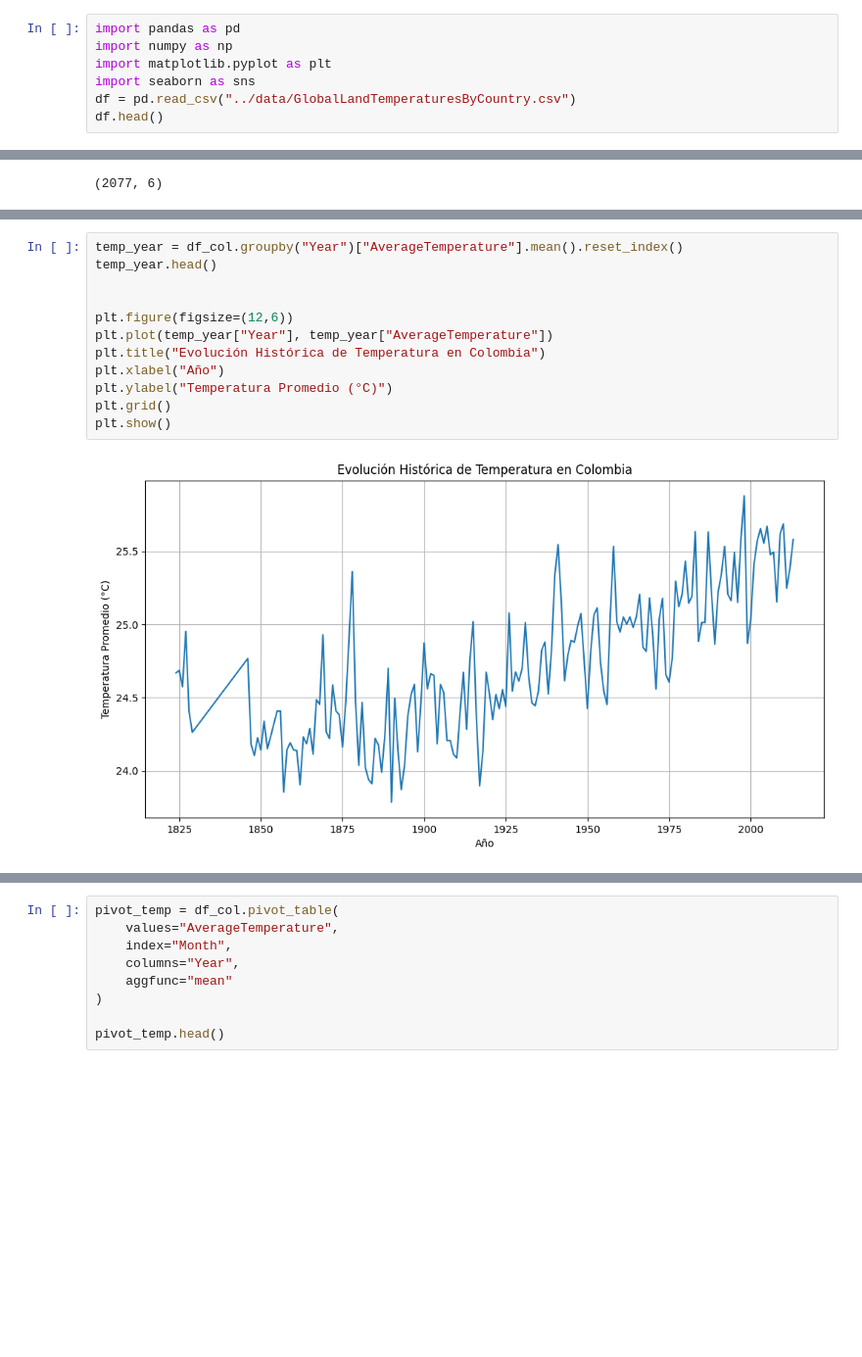
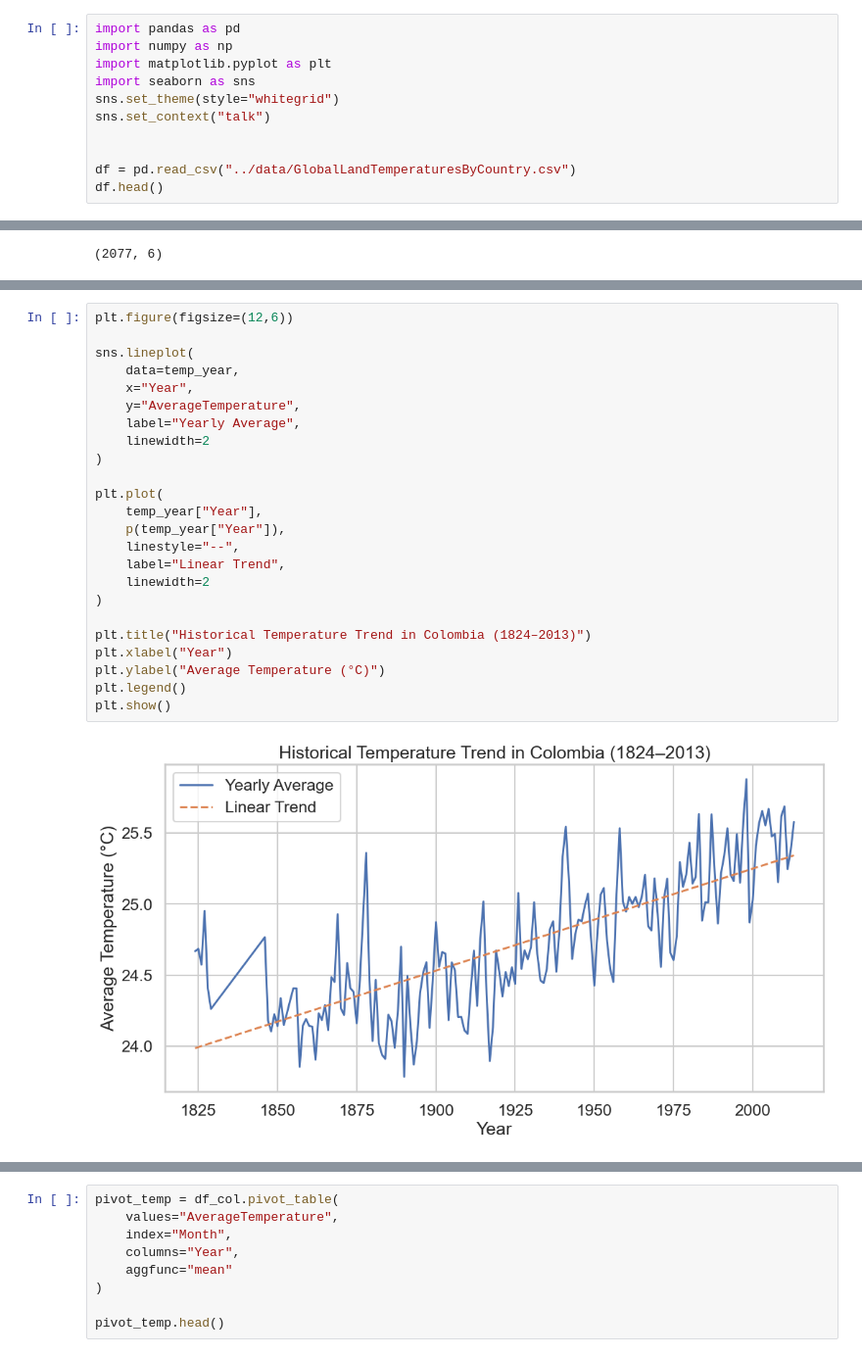
Before and after one commit to ALDA-JEISSON-SEBAS/Real-Data-Visualization, a Jupyter notebook: notebooks/colombian_weather_analysis.ipynb, the cells around one changed output, grey strips where cells are left out. Shown at 98% size. Saved outputs shown, nothing was run; the diff lists cells and outputs as text; blank space fills up the shorter version.

```diff
--- a/notebooks/colombian_weather_analysis.ipynb
+++ b/notebooks/colombian_weather_analysis.ipynb
@@ -25,6 +54,10 @@ import pandas as pd
 import numpy as np
 import matplotlib.pyplot as plt
 import seaborn as sns
+sns.set_theme(style="whitegrid")
+sns.set_context("talk")
+
+
 df = pd.read_csv("../data/GlobalLandTemperaturesByCountry.csv")
 df.head()
 # %% [output]
@@ -80,15 +116,27 @@ df_col.shape
 # %%
-temp_year = df_col.groupby("Year")["AverageTemperature"].mean().reset_index()
-temp_year.head()
+plt.figure(figsize=(12,6))
 
+sns.lineplot(
+    data=temp_year,
+    x="Year",
+    y="AverageTemperature",
+    label="Yearly Average",
+    linewidth=2
+)
 
-plt.figure(figsize=(12,6))
-plt.plot(temp_year["Year"], temp_year["AverageTemperature"])
-plt.title("Evolución Histórica de Temperatura en Colombia")
-plt.xlabel("Año")
-plt.ylabel("Temperatura Promedio (°C)")
-plt.grid()
+plt.plot(
+    temp_year["Year"],
+    p(temp_year["Year"]),
+    linestyle="--",
+    label="Linear Trend",
+    linewidth=2
+)
+
+plt.title("Historical Temperature Trend in Colombia (1824–2013)")
+plt.xlabel("Year")
+plt.ylabel("Average Temperature (°C)")
+plt.legend()
 plt.show()
 # %% [output]
-[figure, old version]
+[figure, new version]
 # %% [markdown]
```
Also changed, not shown: parts of 17 cells of this notebook, 2 other files.
